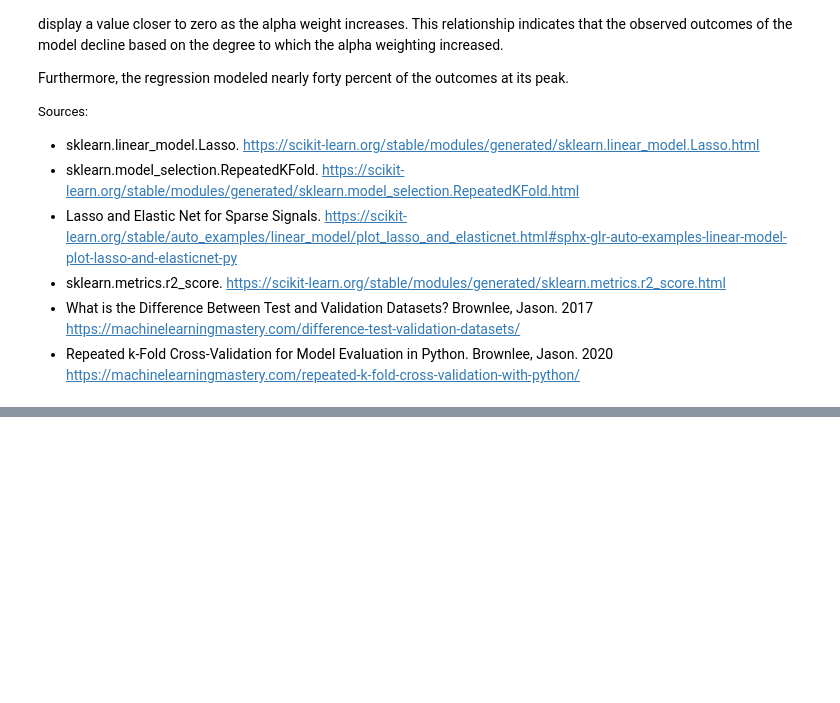
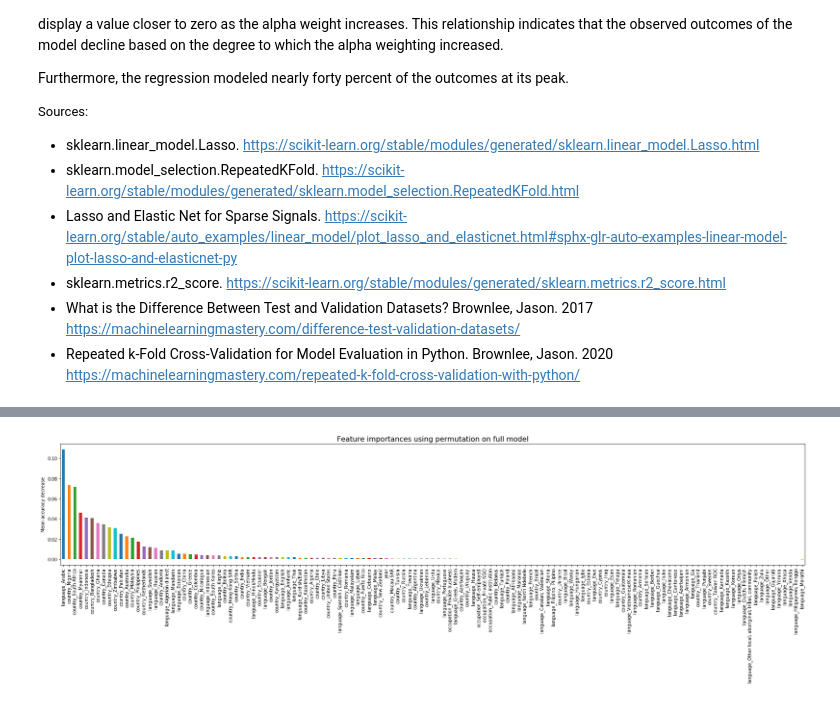
Before and after one commit to victorchenberkeley/ucb_w207_project_wvs, a Jupyter notebook: notebooks/frank_staszak_final_proj_baseline.ipynb, the cells around one changed output, grey strips where cells are left out. Saved outputs shown, nothing was run; the diff lists cells and outputs as text; code cells hidden in the pictures; blank space fills up the shorter version.

```diff
--- a/notebooks/frank_staszak_final_proj_baseline.ipynb
+++ b/notebooks/frank_staszak_final_proj_baseline.ipynb
@@ -168,3 +188,23 @@ Furthermore, the regression modeled nearly forty percent of the outcomes at its
 *  sklearn.metrics.r2_score. https://scikit-learn.org/stable/modules/generated/sklearn.metrics.r2_score.html
 *  What is the Difference Between Test and Validation Datasets? Brownlee, Jason. 2017  https://machinelearningmastery.com/difference-test-validation-datasets/
 *  Repeated k-Fold Cross-Validation for Model Evaluation in Python. Brownlee, Jason. 2020 https://machinelearningmastery.com/repeated-k-fold-cross-validation-with-python/</font>
+# %%
+import time
+from sklearn.inspection import permutation_importance
+
+
+# Define train/test data.
+X_train, X_test, y_train, y_test = train_test_split(X, y, test_size=0.2, random_state=123)
+
+print('-'*100)
+print('Feature importance based on feature permutation')
+print('-'*100)
+
+start_time = time.time()
+result = permutation_importance(
+    lasso_pred, X_test, y_test, n_repeats=10, random_state=42, n_jobs=2
+)
+elapsed_time = time.time() - start_time
+print(f"Elapsed time to compute the importances: {elapsed_time:.3f} seconds")
+
+lasso_importances = pd.Series(result.importances_mean, index=X.columns)
@@ -170,0 +236,8 @@ Furthermore, the regression modeled nearly forty percent of the outcomes at its
+# %%
+lasso_importances.sort_values(ascending=False).plot(kind='bar', figsize=(30,5), color=colors)
+plt.title("Feature importances using permutation on full model", fontdict={'fontsize': fontsize})
+plt.ylabel("Mean accuracy decrease")
+plt.show()
+plt.close()
+# %% [output]
+[figure, added]
```
Also changed, not shown: parts of 3 cells of this notebook.
